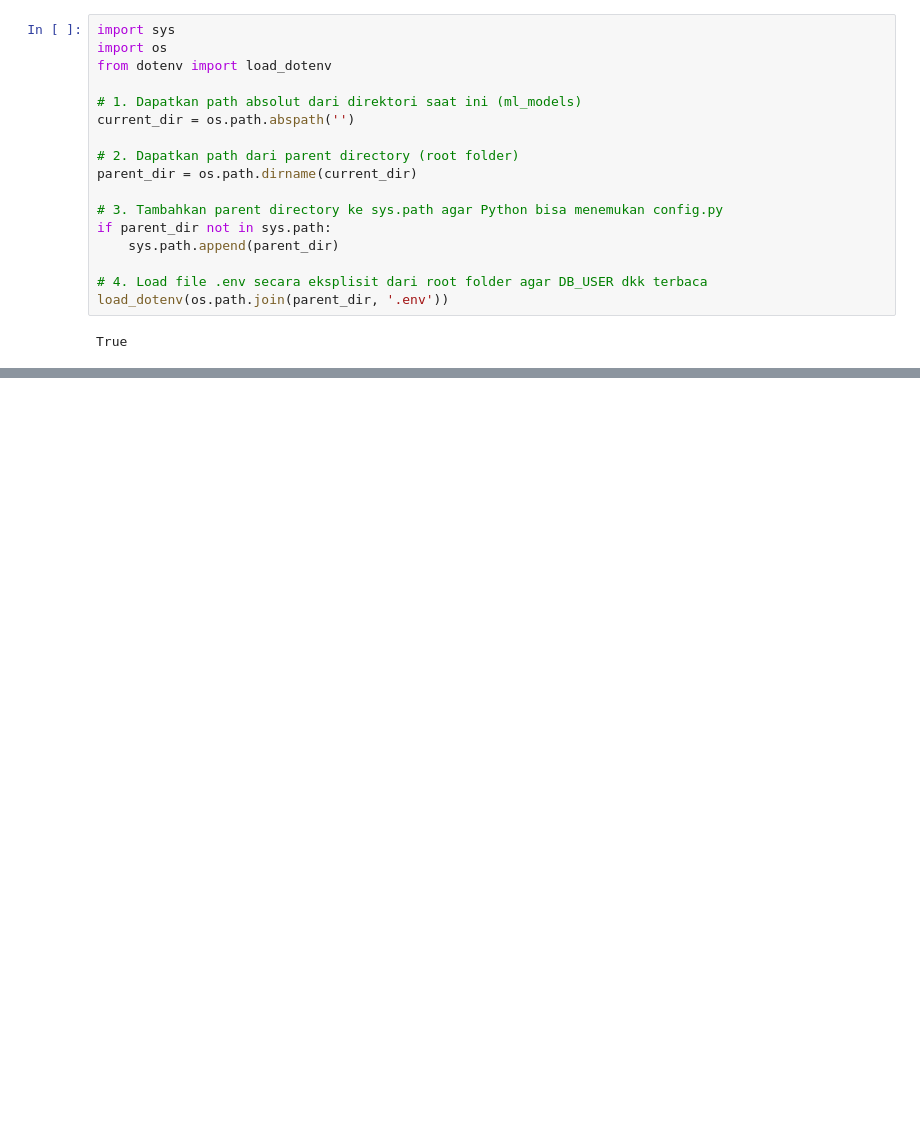
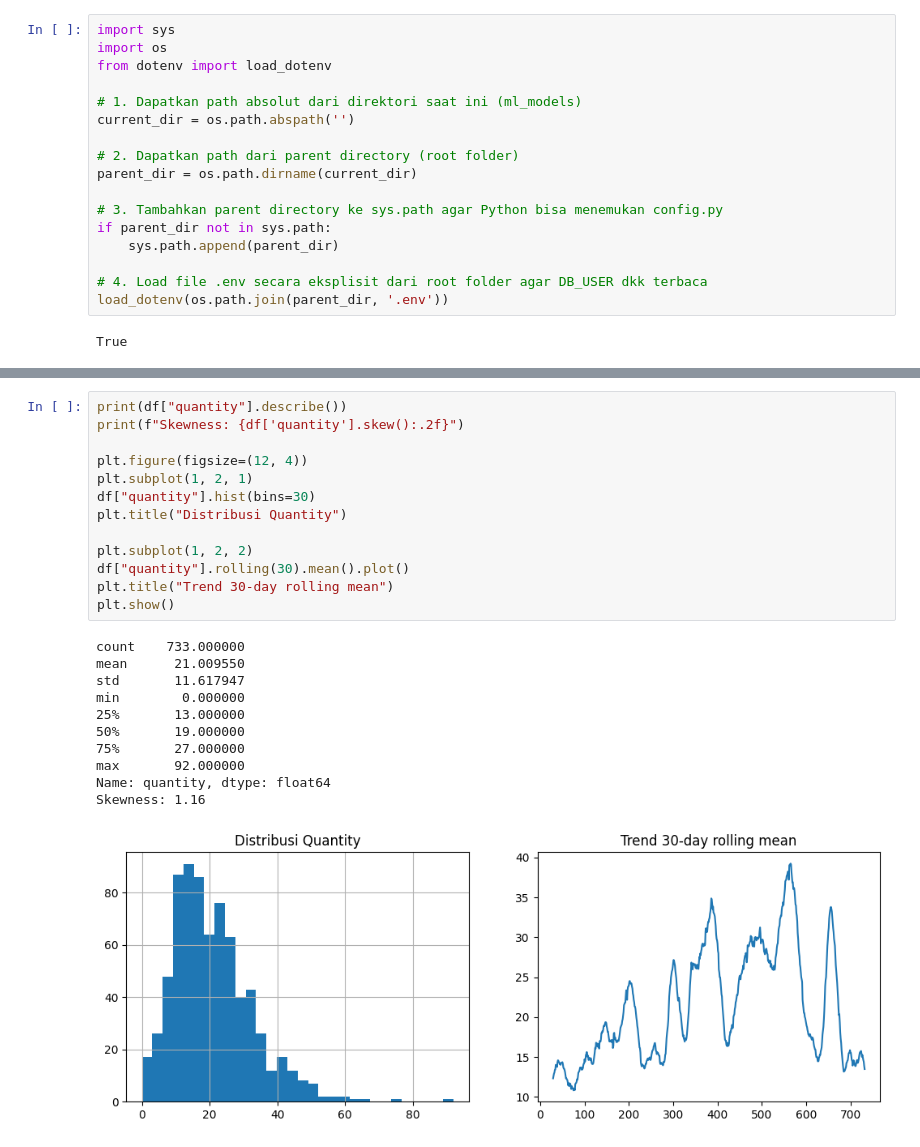
Before and after one commit to giastahmad/lamiah-analytics, a Jupyter notebook: ml_models/train_model.ipynb, the cells around one changed output, grey strips where cells are left out. Saved outputs shown, nothing was run; the diff lists cells and outputs as text; blank space fills up the shorter version.

```diff
--- a/ml_models/train_model.ipynb
+++ b/ml_models/train_model.ipynb
@@ -457,0 +166,25 @@ dtype: float64
+# %%
+print(df["quantity"].describe())
+print(f"Skewness: {df['quantity'].skew():.2f}")
+
+plt.figure(figsize=(12, 4))
+plt.subplot(1, 2, 1)
+df["quantity"].hist(bins=30)
+plt.title("Distribusi Quantity")
+
+plt.subplot(1, 2, 2)
+df["quantity"].rolling(30).mean().plot()
+plt.title("Trend 30-day rolling mean")
+plt.show()
+# %% [output]
+count    733.000000
+mean      21.009550
+std       11.617947
+min        0.000000
+25%       13.000000
+50%       19.000000
+75%       27.000000
+max       92.000000
+Name: quantity, dtype: float64
+Skewness: 1.16
+[figure, added]
```
Also changed, not shown: parts of 25 cells of this notebook, 35 other files.
